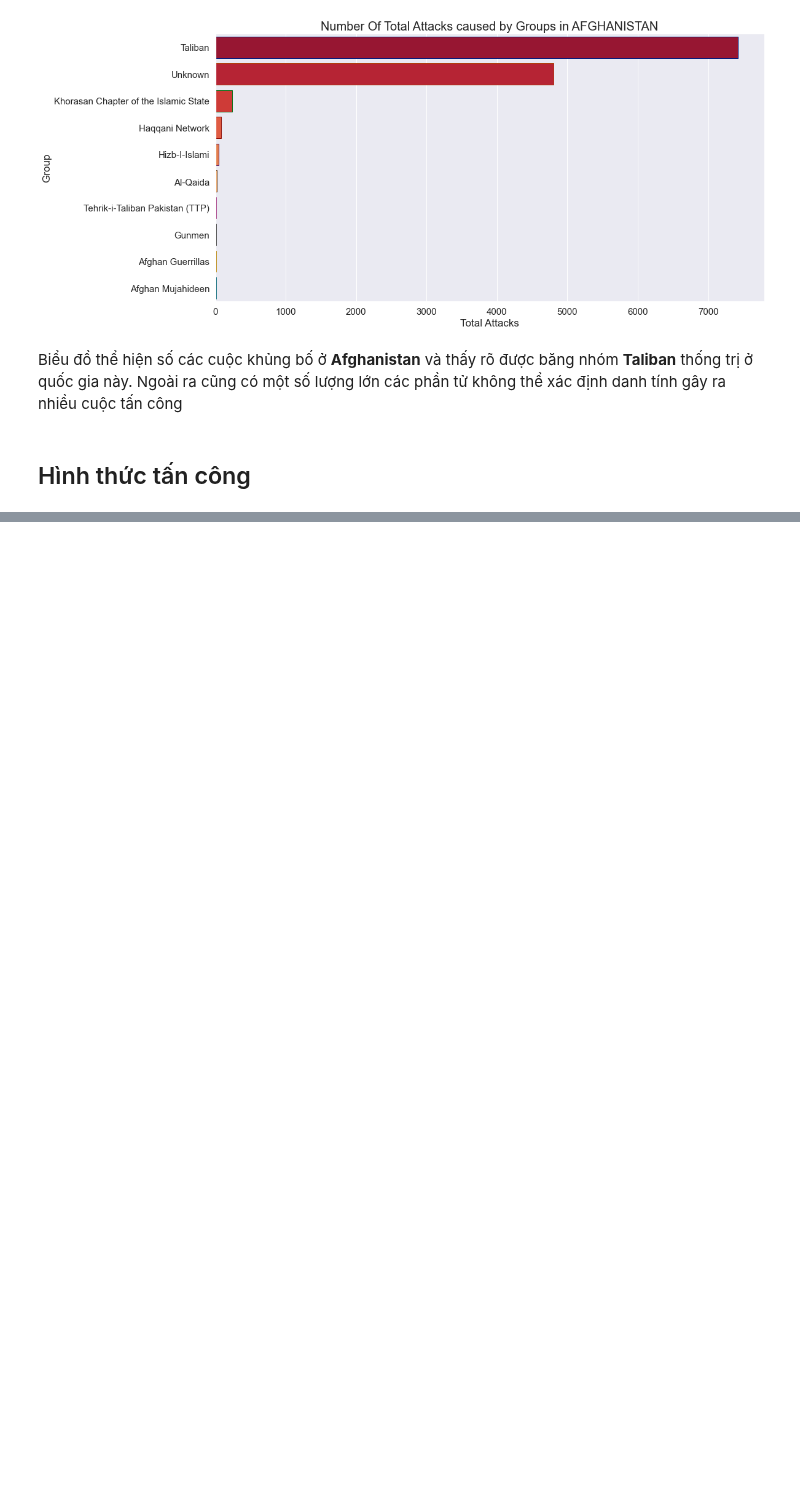
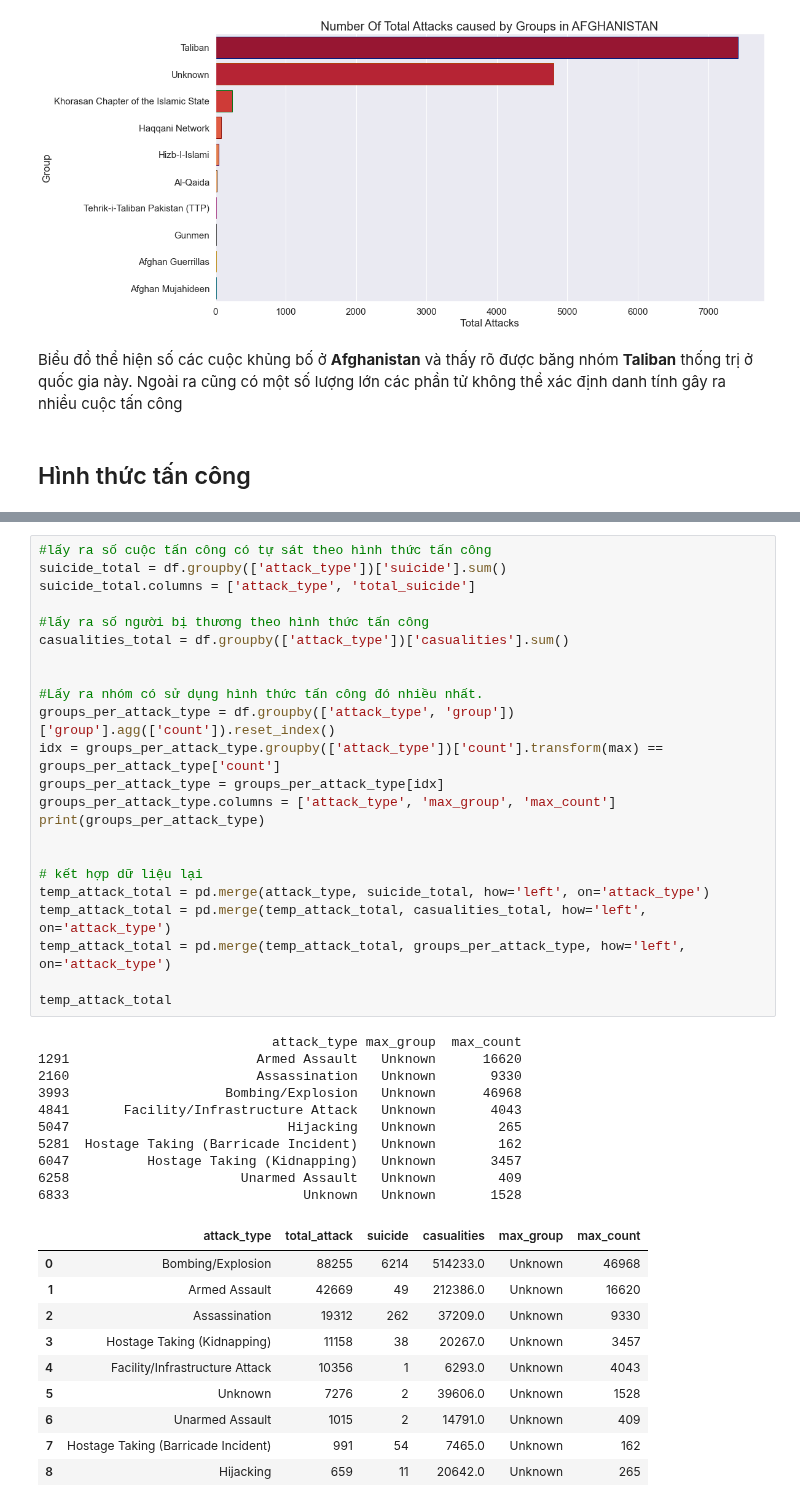
Before and after one commit to tuph-tech/LTKHDL-final, a Jupyter notebook: 1712861-PhanHuuTu.ipynb, the cells around one changed output, grey strips where cells are left out. Drawn from its saved outputs; the diff is of its cells as text; blank space fills up the shorter version.

```diff
--- a/1712861-PhanHuuTu.ipynb
+++ b/1712861-PhanHuuTu.ipynb
@@ -511,0 +557,44 @@ Biểu đồ thể hiện số các cuộc khủng bố ở **Afghanistan** và
+# %%
+#lấy ra số cuộc tấn công có tự sát theo hình thức tấn công
+suicide_total = df.groupby(['attack_type'])['suicide'].sum()
+suicide_total.columns = ['attack_type', 'total_suicide']
+
+#lấy ra số người bị thương theo hình thức tấn công
+casualities_total = df.groupby(['attack_type'])['casualities'].sum()
+
+
+#Lấy ra nhóm có sử dụng hình thức tấn công đó nhiều nhất.
+groups_per_attack_type = df.groupby(['attack_type', 'group'])['group'].agg(['count']).reset_index()
+idx = groups_per_attack_type.groupby(['attack_type'])['count'].transform(max) == groups_per_attack_type['count']
+groups_per_attack_type = groups_per_attack_type[idx]
+groups_per_attack_type.columns = ['attack_type', 'max_group', 'max_count']
+print(groups_per_attack_type)
+
+
+# kết hợp dữ liệu lại
+temp_attack_total = pd.merge(attack_type, suicide_total, how='left', on='attack_type')
+temp_attack_total = pd.merge(temp_attack_total, casualities_total, how='left', on='attack_type')
+temp_attack_total = pd.merge(temp_attack_total, groups_per_attack_type, how='left', on='attack_type')
+
+temp_attack_total
+# %% [output]
+                              attack_type max_group  max_count
+1291                        Armed Assault   Unknown      16620
+2160                        Assassination   Unknown       9330
+3993                    Bombing/Explosion   Unknown      46968
+4841       Facility/Infrastructure Attack   Unknown       4043
+5047                            Hijacking   Unknown        265
+5281  Hostage Taking (Barricade Incident)   Unknown        162
+6047          Hostage Taking (Kidnapping)   Unknown       3457
+6258                      Unarmed Assault   Unknown        409
+6833                              Unknown   Unknown       1528
+|  | attack_type | total_attack | suicide | casualities | max_group | max_count |
+| 0 | Bombing/Explosion | 88255 | 6214 | 514233.0 | Unknown | 46968 |
+| 1 | Armed Assault | 42669 | 49 | 212386.0 | Unknown | 16620 |
+| 2 | Assassination | 19312 | 262 | 37209.0 | Unknown | 9330 |
+| 3 | Hostage Taking (Kidnapping) | 11158 | 38 | 20267.0 | Unknown | 3457 |
+| 4 | Facility/Infrastructure Attack | 10356 | 1 | 6293.0 | Unknown | 4043 |
+| 5 | Unknown | 7276 | 2 | 39606.0 | Unknown | 1528 |
+| 6 | Unarmed Assault | 1015 | 2 | 14791.0 | Unknown | 409 |
+| 7 | Hostage Taking (Barricade Incident) | 991 | 54 | 7465.0 | Unknown | 162 |
+| 8 | Hijacking | 659 | 11 | 20642.0 | Unknown | 265 |
```
Also changed, not shown: parts of 7 cells of this notebook.
